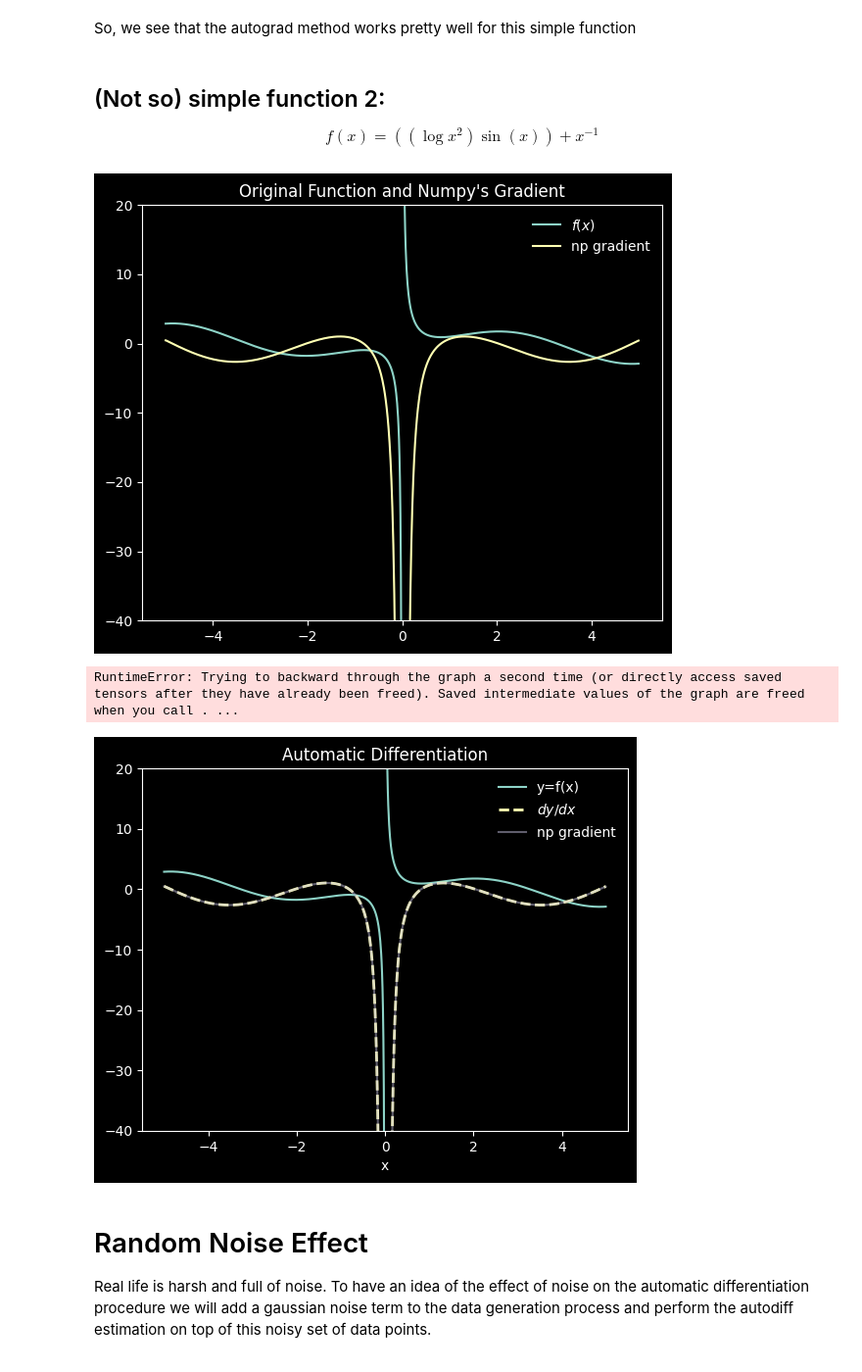
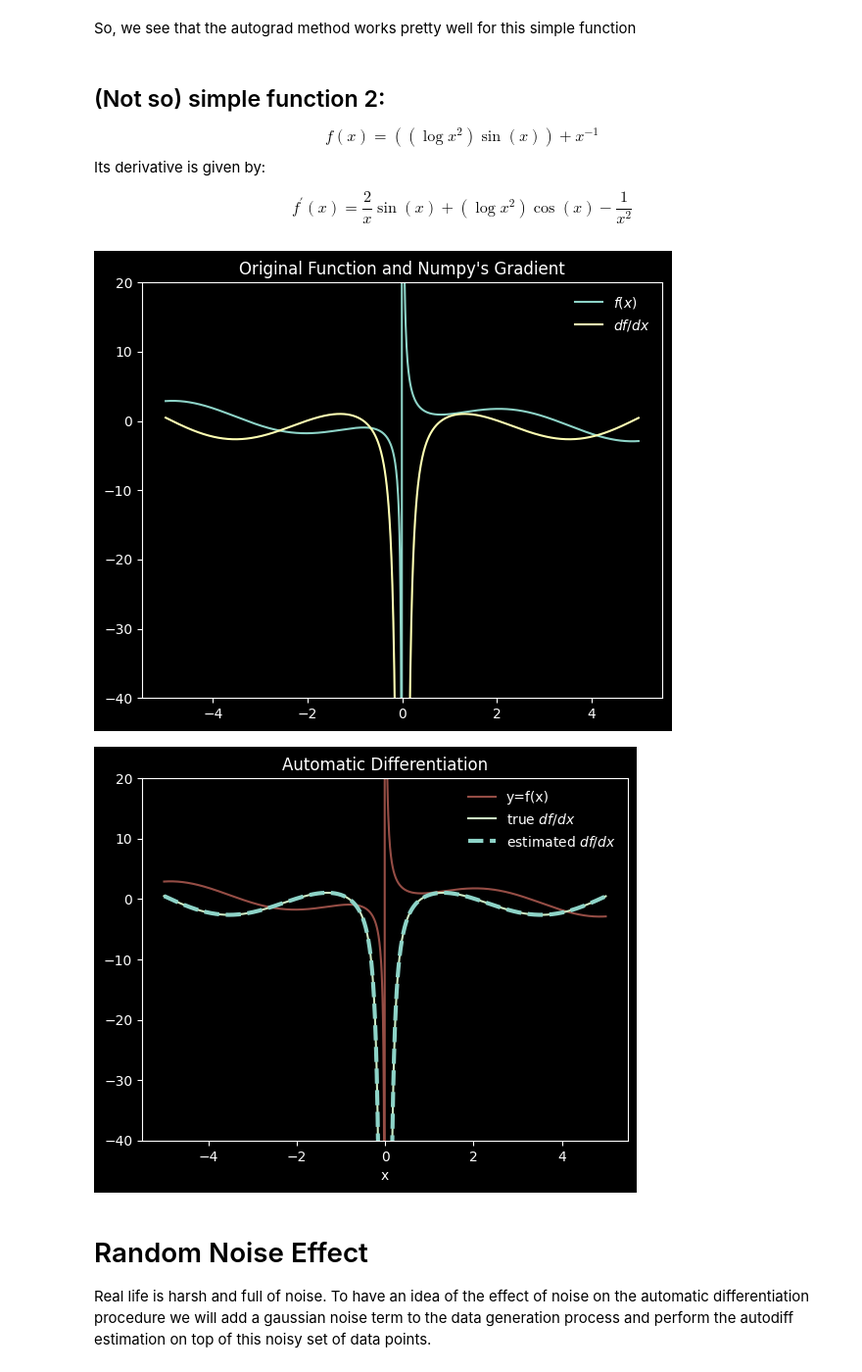
Before and after one commit to pibieta/blog-posts, a Jupyter notebook: automatic-differentiation/00-intro-autodiff-pytorch.ipynb, the cells around one changed output. Shown at 98% size. Drawn from its saved outputs; the diff is of its cells as text; code cells hidden in the pictures.

```diff
--- a/automatic-differentiation/00-intro-autodiff-pytorch.ipynb
+++ b/automatic-differentiation/00-intro-autodiff-pytorch.ipynb
@@ -54,6 +54,9 @@ So, we see that the autograd method works pretty well for this simple function
 # %% [markdown]
 ## (Not so) simple function 2:
 $$f(x)=((\log x^2)\sin(x))+ x^{-1}$$
+Its derivative is given by:
+
+$$f^{\prime}(x)=\dfrac{2}{x}\sin (x)+ (\log x^2)\cos(x)-\dfrac{1}{x^2} $$
 # %%
 def func2(x):
     """
@@ -70,19 +73,44 @@ def func2(x):
         The computed result as a PyTorch tensor.
     """
     return torch.log(x**2) * torch.sin(x) + torch.pow(x, -1)
+
+def derivative_f(x):
+    """
+    Compute the derivative of f(x) = (log(x^2) * sin(x)) + x^(-1)
+    using PyTorch operations.
+
+    Parameters:
+    ----------
+    x : torch.Tensor
+        Input tensor of real numbers.
+
+    Returns:
+    -------
+    torch.Tensor
+        The derivative of f(x) with respect to x.
+    """
+    # Compute individual terms of the derivative
+    term1 = (2 / x) * torch.sin(x)                 # 2/x * sin(x)
+    term2 = torch.log(x**2) * torch.cos(x)         # log(x^2) * cos(x)
+    term3 = -1 / (x**2)                            # -1 / x^2
+
+    # Combine terms to get the derivative
+    df_dx = term1 + term2 + term3
+    return df_dx
 # %%
 x = torch.arange(-5, 5, 0.01, dtype=torch.float32)
 # %%
 fig, ax = plt.subplots(dpi=100, figsize=(6,5))
 ax.plot(x.detach().numpy(), func2(x).detach().numpy(), label=r'$f(x)$')
-ax.plot(x.detach().numpy(), np.gradient(func2(x).detach().numpy(), x.detach().numpy()), label='np gradient')
+# ax.plot(x.detach().numpy(), np.gradient(func2(x).detach().numpy(), x.detach().numpy()), label='np gradient')
+ax.plot(x.detach().numpy(), derivative_f(x).detach().numpy(), label=r'$df/dx$')
 ax.set_title("Original Function and Numpy's Gradient")
 ax.legend(loc='best', frameon=False)
 ax.set_ylim(-40, 20)
 fig.tight_layout()
 plt.show()
 # %% [output]
-[figure, old version]
+[figure, new version]
 # %%
 x = torch.arange(-5, 5, 0.01, dtype=torch.float32)
 x.requires_grad = True
@@ -90,22 +118,18 @@ x.grad
 # %%
 y = func2(x)
 y.backward(gradient=torch.ones(len(y)))
-# %%
-y.backward(gradient=torch.ones(len(y)))
-# %% [output]
-RuntimeError: Trying to backward through the graph a second time (or directly access saved tensors after they have already been freed). Saved intermediate values of the graph are freed when you call . ...
 # %%
 f, ax = plt.subplots(dpi=100)
-ax.plot(x.detach().numpy(),y.detach().numpy(), label='y=f(x)')
-ax.plot(x.detach().numpy(), x.grad.numpy(), label=r'$dy/dx$', linestyle='--', lw=2)
-ax.plot(x.detach().numpy(), np.gradient(func2(x).detach().numpy(), x.detach().numpy()), label='np gradient', alpha=0.5)
+ax.plot(x.detach().numpy(),y.detach().numpy(), label='y=f(x)', alpha=0.6, c="C3")
+ax.plot(x.detach().numpy(), derivative_f(x).detach().numpy(), label=r'true $df/dx$', color='C8')
+ax.plot(x.detach().numpy(), x.grad.numpy(), label=r'estimated $df/dx$', linestyle='--', lw=3, color='C0')
 ax.set_title('Automatic Differentiation')
 ax.set_xlabel('x')
 ax.legend(loc='best', frameon=False)
 ax.set_ylim(-40, 20)
 plt.show()
 # %% [output]
-[figure, old version]
+[figure, new version]
 # %% [markdown]
 # Random Noise Effect
 Real life is harsh and full of noise. To have an idea of the effect of noise on the automatic differentiation procedure we will add a gaussian noise term to the data generation process and perform the autodiff estimation on top of this noisy set of data points.
```
Also changed, not shown: parts of 36 cells of this notebook, 1 other file.
